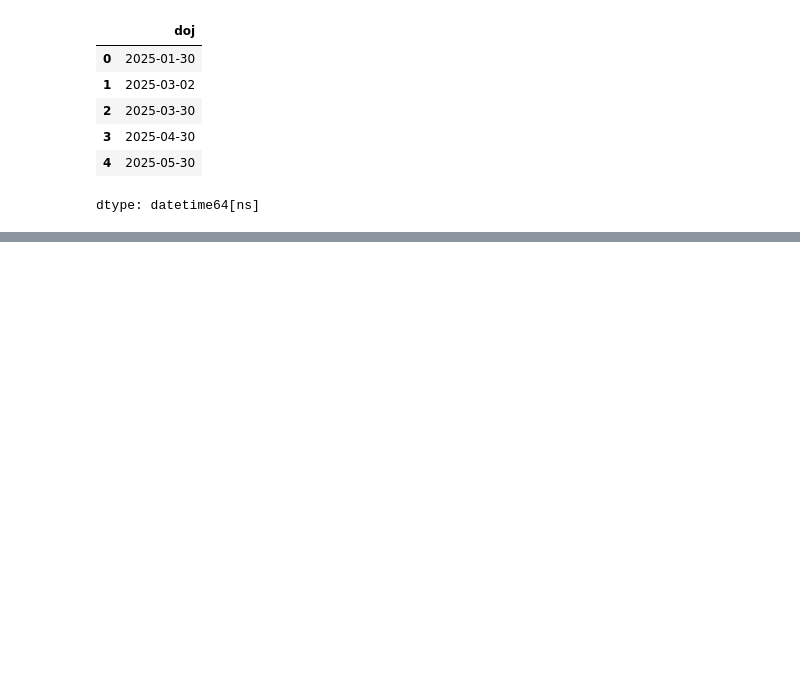
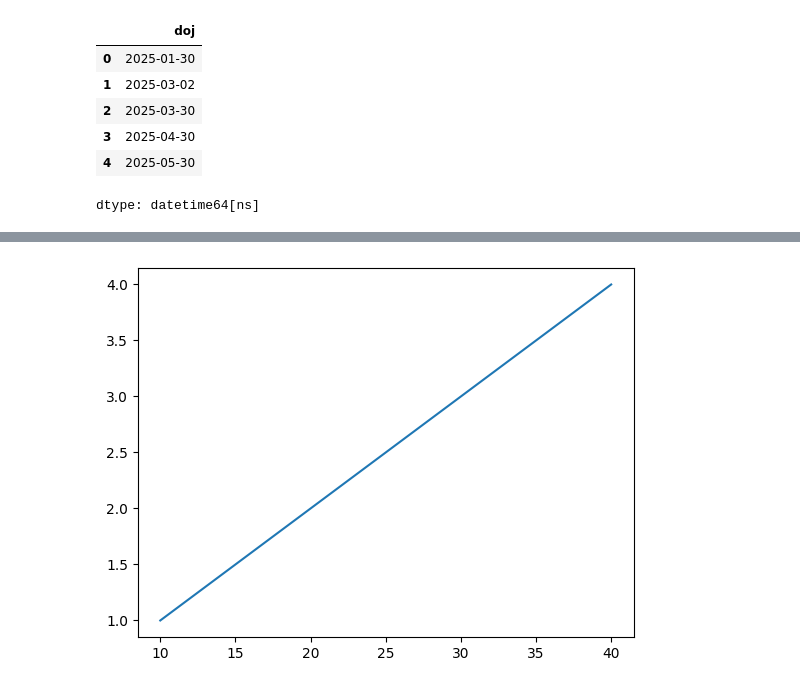
Before and after one commit to Vanshu2374/data-science-45-days, a Jupyter notebook: grass1.ipynb, the cells around one changed output, grey strips where cells are left out. Drawn from its saved outputs; the diff is of its cells as text; code cells hidden in the pictures; blank space fills up the shorter version.

```diff
--- a/grass1.ipynb
+++ b/grass1.ipynb
@@ -145,0 +222,8 @@ dtype: datetime64[ns]
+# %%
+import matplotlib.pyplot as plt
+score = [10,20,30,40]
+over = [1,2,3,4]
+plt.plot(score,over)
+plt.show()
+# %% [output]
+[figure, added]
```
Also changed, not shown: parts of 3 cells of this notebook.
